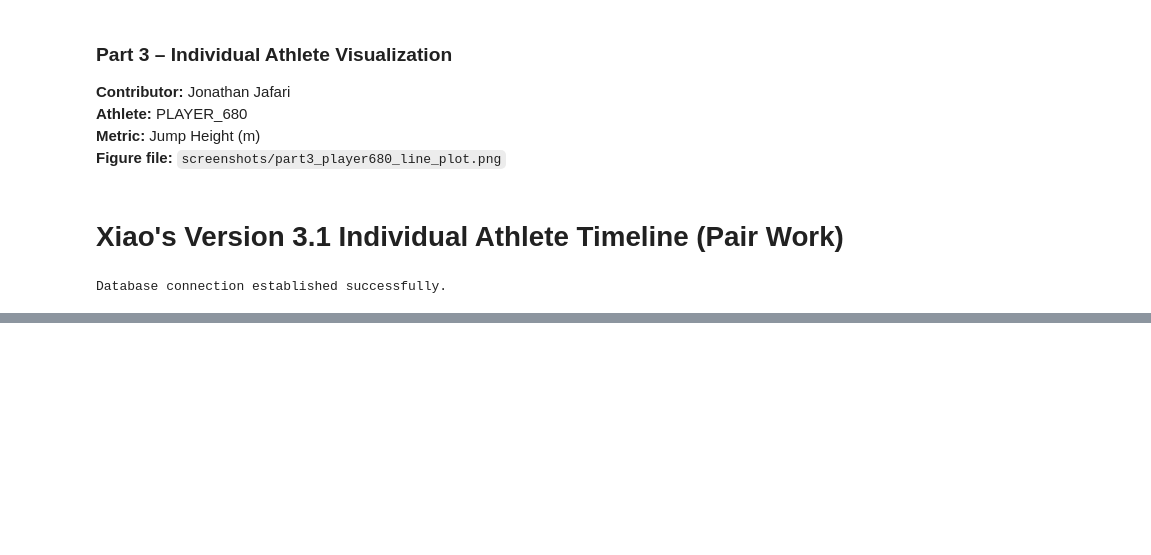
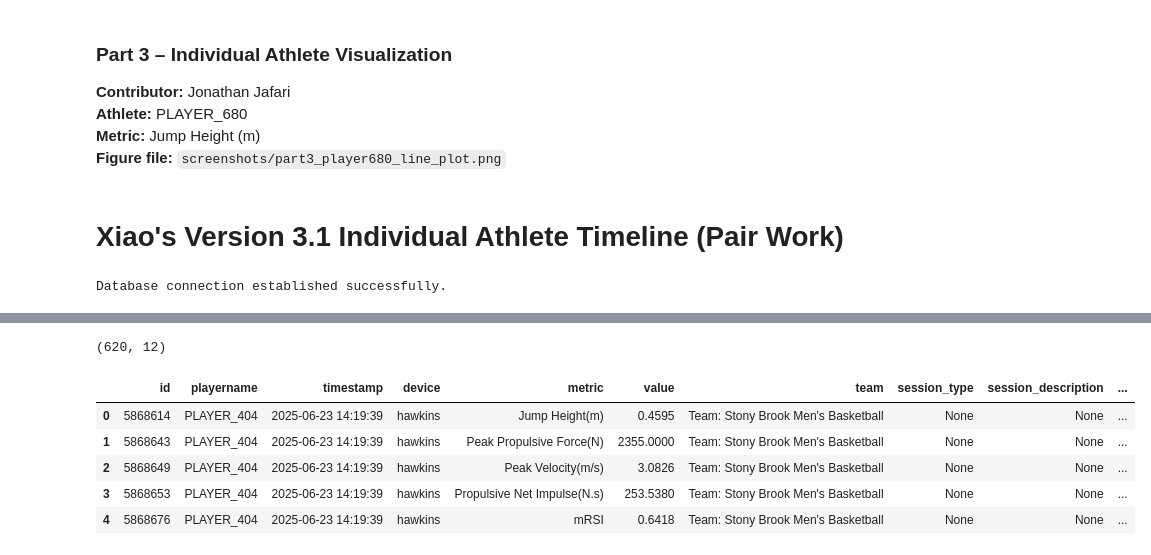
Before and after one commit to amapuyan/507_groupproject_2025, a Jupyter notebook: part3_viz_individual.ipynb, the cells around one changed output, grey strips where cells are left out. Cells and saved outputs as stored; diff of their text form; code cells hidden in the pictures; blank space fills up the shorter version.

```diff
--- a/part3_viz_individual.ipynb
+++ b/part3_viz_individual.ipynb
@@ -138,0 +182,28 @@ print(df_menbbteam)
+# %%
+# PLAYER_999 and PLAYER_404 has been chosen for our metrics
+# create my main database and clean up types on data for plotting function
+player_list = ["PLAYER_999", "PLAYER_404"]
+player_sql = ", ".join([f"'{p.replace("'", "''")}'" for p in player_list])
+
+query_team_metrics = f"""
+SELECT *
+FROM {DB_TABLE}
+WHERE team = '{chosen_team}'
+AND playername IN ({player_sql})
+AND metric IN ({metrics_sql});
+"""
+df_team = pd.read_sql(text(query_team_metrics),engine)
+
+df_team["timestamp"] = pd.to_datetime(df_team['timestamp'])
+df_team["value"] = pd.to_numeric(df_team['value'], errors ='coerce')
+
+print(df_team.shape)
+df_team.head()
+# %% [output]
+(620, 12)
+|  | id | playername | timestamp | device | metric | value | team | session_type | session_description | ... |
+| 0 | 5868614 | PLAYER_404 | 2025-06-23 14:19:39 | hawkins | Jump Height(m) | 0.4595 | Team: Stony Brook Men's Basketball | None | None | ... |
+| 1 | 5868643 | PLAYER_404 | 2025-06-23 14:19:39 | hawkins | Peak Propulsive Force(N) | 2355.0000 | Team: Stony Brook Men's Basketball | None | None | ... |
+| 2 | 5868649 | PLAYER_404 | 2025-06-23 14:19:39 | hawkins | Peak Velocity(m/s) | 3.0826 | Team: Stony Brook Men's Basketball | None | None | ... |
+| 3 | 5868653 | PLAYER_404 | 2025-06-23 14:19:39 | hawkins | Propulsive Net Impulse(N.s) | 253.5380 | Team: Stony Brook Men's Basketball | None | None | ... |
+| 4 | 5868676 | PLAYER_404 | 2025-06-23 14:19:39 | hawkins | mRSI | 0.6418 | Team: Stony Brook Men's Basketball | None | None | ... |
```
Also changed, not shown: parts of 7 cells of this notebook, 1 other file.
